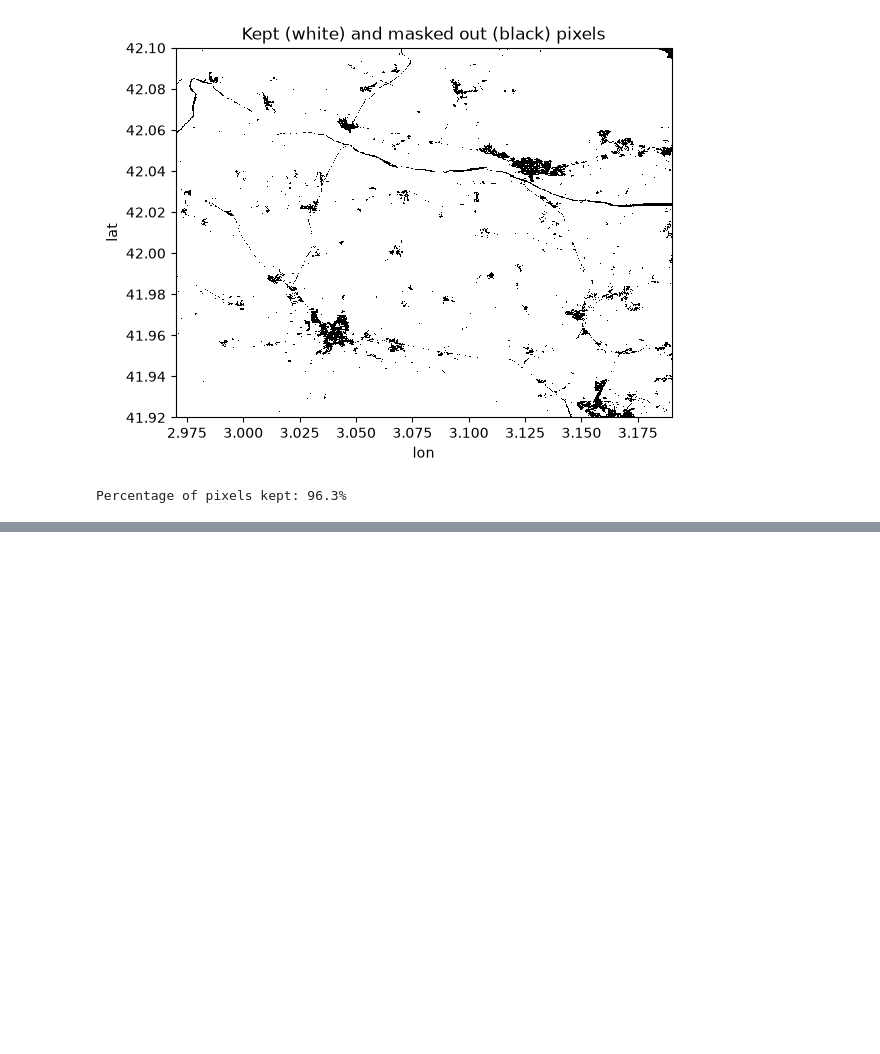
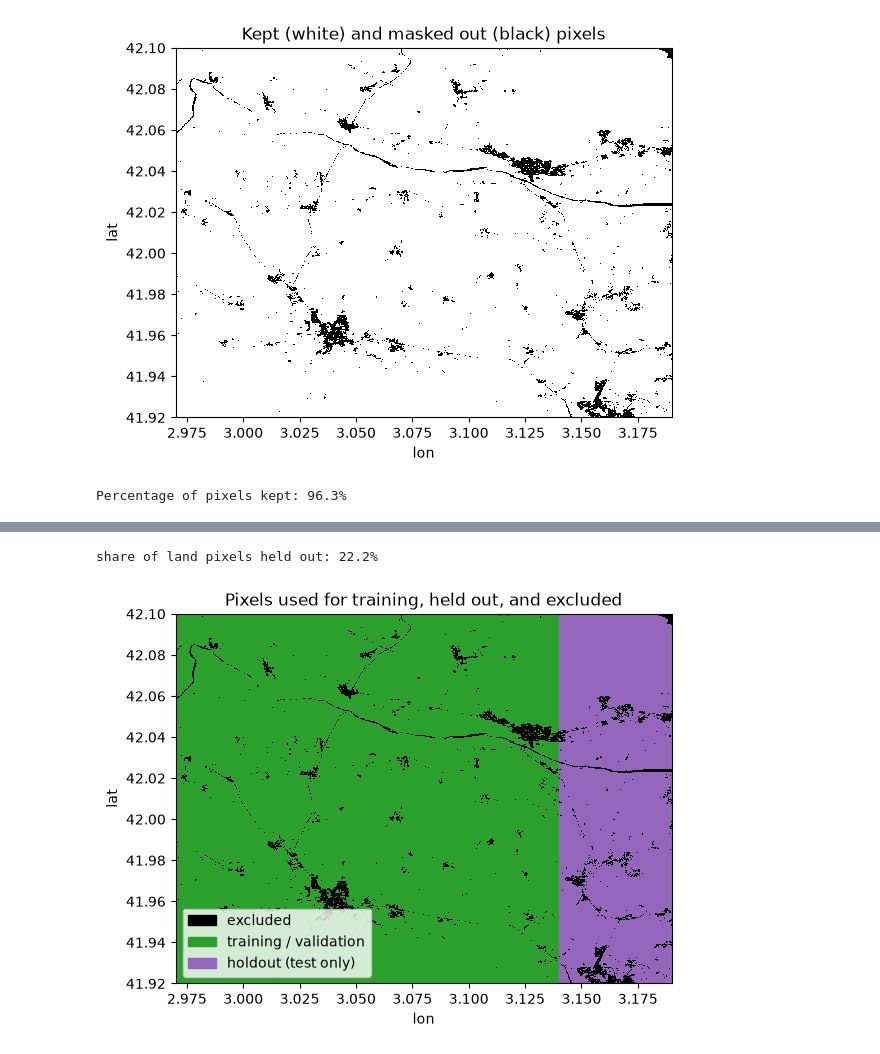
Before and after one commit to davidcirauqui/drought_forecast, a Jupyter notebook: notebooks/03_dataset_splits.ipynb, the cells around one changed output, grey strips where cells are left out. Cells and saved outputs as stored; diff of their text form; code cells hidden in the pictures; blank space fills up the shorter version.

Commit message:
holdout_mask, tests and notebook

```diff
--- a/notebooks/03_dataset_splits.ipynb
+++ b/notebooks/03_dataset_splits.ipynb
@@ -115,0 +116,23 @@ Percentage of pixels kept: 96.3%
+# %%
+frac = .2
+tile = 64
+
+holdout = holdout_mask(cube, frac = frac, tile = tile)
+
+print(f"share of land pixels held out: {float((land & holdout).sum() / land.sum()):.1%}")
+# %% [output]
+share of land pixels held out: 22.2%
+# %%
+groups = xr.where(~land, 0, xr.where(holdout, 2, 1))
+labels = ["excluded",
+          "training / validation",
+          "holdout (test only)"]
+colours = ["black", "tab:green", "tab:purple"]
+
+
+groups.plot(cmap = ListedColormap(colours), add_colorbar = False, vmin = -0.5, vmax = 2.5)
+plt.legend(handles = [Patch(color = c, label = l) for c, l in zip(colours, labels)], loc = "lower left")
+plt.title("Pixels used for training, held out, and excluded")
+plt.show()
+# %% [output]
+[figure, added]
```
Also changed, not shown: parts of 7 cells of this notebook, 2 other files.
